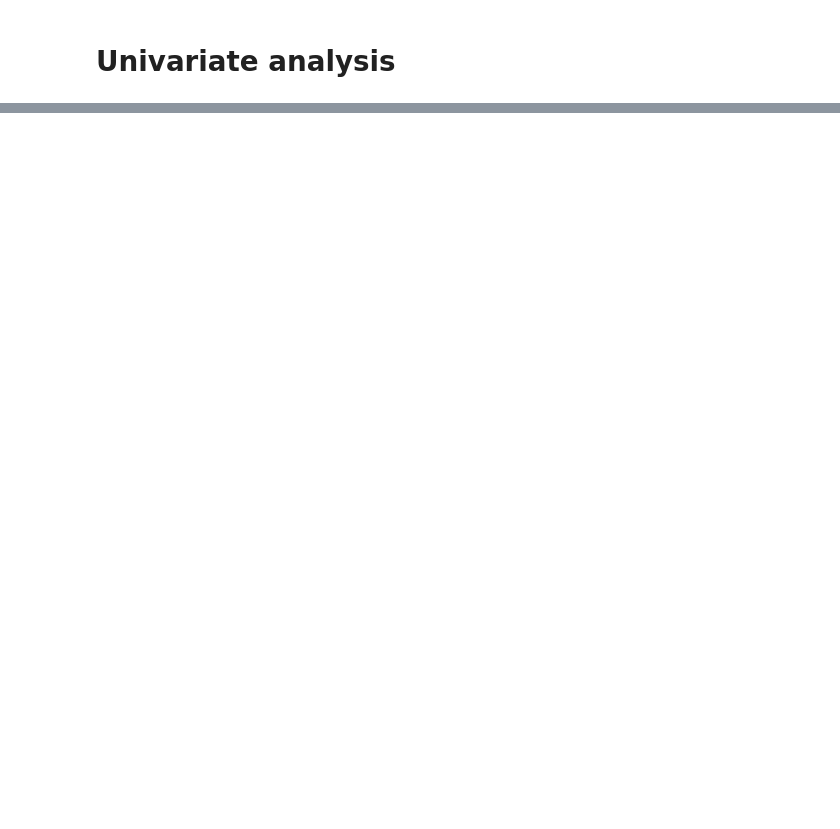
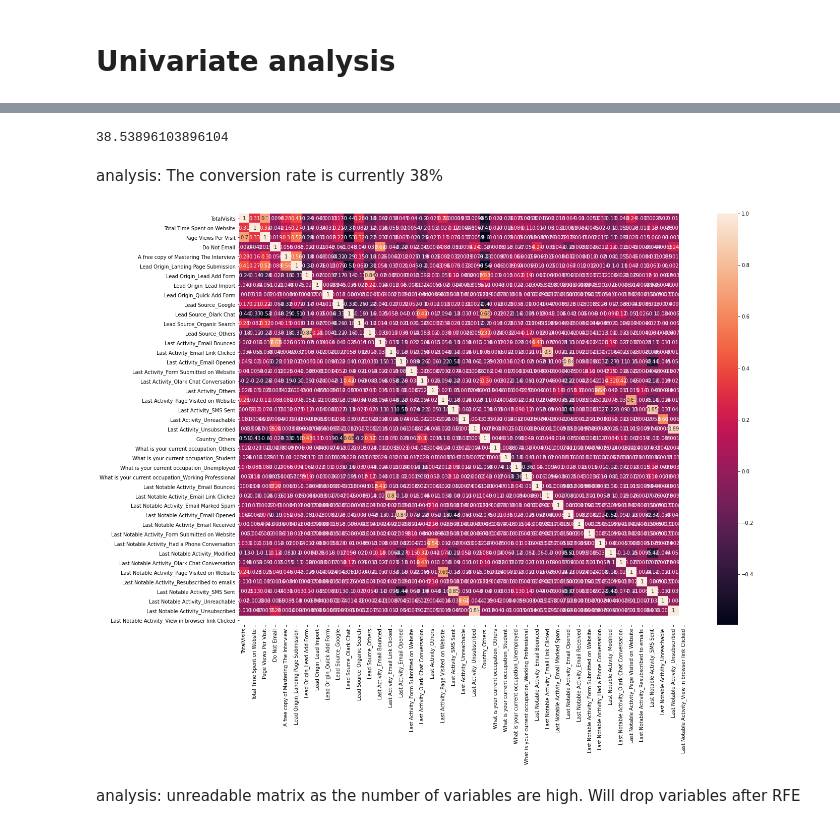
Before and after one commit to shrmittal/Lead-scoring-case-study, a Jupyter notebook: Lead-Scoring-Case-Study.ipynb, the cells around one changed output, grey strips where cells are left out. Drawn from its saved outputs; the diff is of its cells as text; code cells hidden in the pictures; blank space fills up the shorter version.

```diff
--- a/Lead-Scoring-Case-Study.ipynb
+++ b/Lead-Scoring-Case-Study.ipynb
@@ -647,0 +942,4 @@ elearning.head()
+# %%
+#putiing target variable in Y
+y=elearning_with_dummy['Converted']
+y.head()
@@ -647,0 +957,3 @@ elearning.head()
+# %%
+#Splitting the data into train and test
+X_train, X_test, y_train,  y_test = train_test_split(X,y,train_size=0.7,test_size=0.3,random_state=100)
@@ -647,0 +962,7 @@ elearning.head()
+# %%
+from sklearn.preprocessing import StandardScaler
+scaler=StandardScaler()
+# %%
+X_train[['TotalVisits','Total Time Spent on Website','Page Views Per Visit']] = scaler.fit_transform(X_train[['TotalVisits','Total Time Spent on Website','Page Views Per Visit']])
+
+X_train.head()
@@ -647,0 +976,18 @@ elearning.head()
+# %%
+### Checking the Lead Convertion Rate
+conversion_rate = (sum(elearning['Converted'])/len(elearning['Converted'].index))*100
+conversion_rate
+# %% [output]
+38.53896103896104
+# %% [markdown]
+analysis: The conversion rate is currently 38%
+# %%
+#looking at the co-relations
+plt.figure(figsize=(20,15))
+sns.heatmap(X_train.corr(),annot=True)
+plt.show()
+#corr_matrix(data=X_train.corr(),title='Co-relation matrix')
+# %% [output]
+[figure, added]
+# %% [markdown]
+analysis: unreadable matrix as the number of variables are high. Will drop variables after RFE
```
Also changed, not shown: parts of 112 cells of this notebook.
